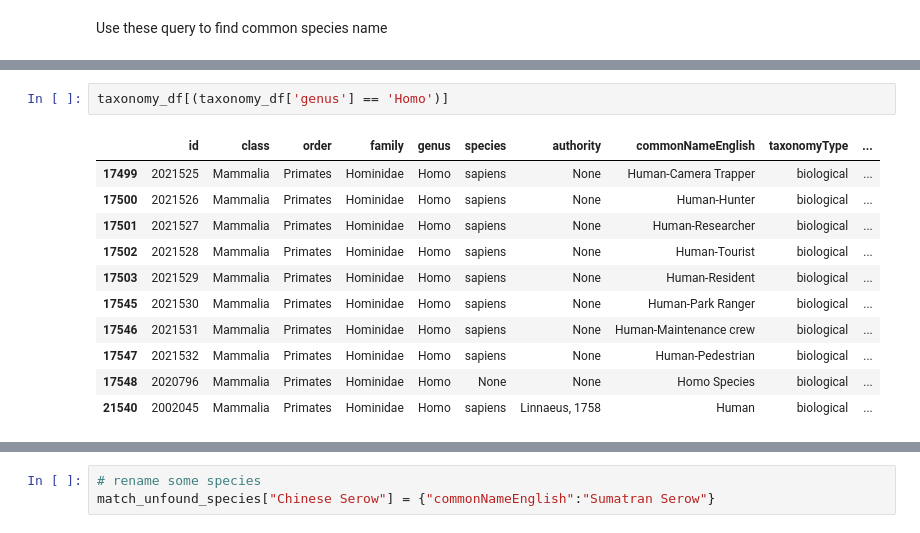
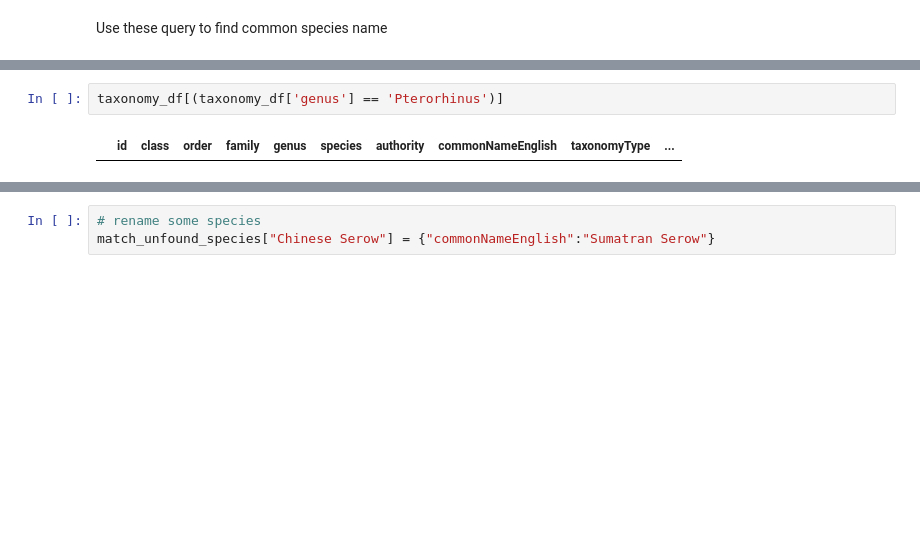
Before and after one commit to FFI-Vietnam/camtrap-tools, a Jupyter notebook: Wildlife Insights/bulk-upload/04_collect-WI-taxon-database.ipynb, the cells around one changed output, grey strips where cells are left out. Cells and saved outputs as stored; diff of their text form; blank space fills up the shorter version.

```diff
--- a/Wildlife Insights/bulk-upload/04_collect-WI-taxon-database.ipynb
+++ b/Wildlife Insights/bulk-upload/04_collect-WI-taxon-database.ipynb
@@ -165,16 +157,6 @@ taxonomy_df[taxonomy_df['species'] == 'owstoni']
 # %%
-taxonomy_df[(taxonomy_df['genus'] == 'Homo')]
+taxonomy_df[(taxonomy_df['genus'] == 'Pterorhinus')]
 # %% [output]
 |  | id | class | order | family | genus | species | authority | commonNameEnglish | taxonomyType | ... |
-| 17499 | 2021525 | Mammalia | Primates | Hominidae | Homo | sapiens | None | Human-Camera Trapper | biological | ... |
-| 17500 | 2021526 | Mammalia | Primates | Hominidae | Homo | sapiens | None | Human-Hunter | biological | ... |
-| 17501 | 2021527 | Mammalia | Primates | Hominidae | Homo | sapiens | None | Human-Researcher | biological | ... |
-| 17502 | 2021528 | Mammalia | Primates | Hominidae | Homo | sapiens | None | Human-Tourist | biological | ... |
-| 17503 | 2021529 | Mammalia | Primates | Hominidae | Homo | sapiens | None | Human-Resident | biological | ... |
-| 17545 | 2021530 | Mammalia | Primates | Hominidae | Homo | sapiens | None | Human-Park Ranger | biological | ... |
-| 17546 | 2021531 | Mammalia | Primates | Hominidae | Homo | sapiens | None | Human-Maintenance crew | biological | ... |
-| 17547 | 2021532 | Mammalia | Primates | Hominidae | Homo | sapiens | None | Human-Pedestrian | biological | ... |
-| 17548 | 2020796 | Mammalia | Primates | Hominidae | Homo | None | None | Homo Species | biological | ... |
-| 21540 | 2002045 | Mammalia | Primates | Hominidae | Homo | sapiens | Linnaeus, 1758 | Human | biological | ... |
 # %%
 taxonomy_df[(taxonomy_df['family'] == 'Viverridae')]
```
Also changed, not shown: parts of 9 cells of this notebook.
